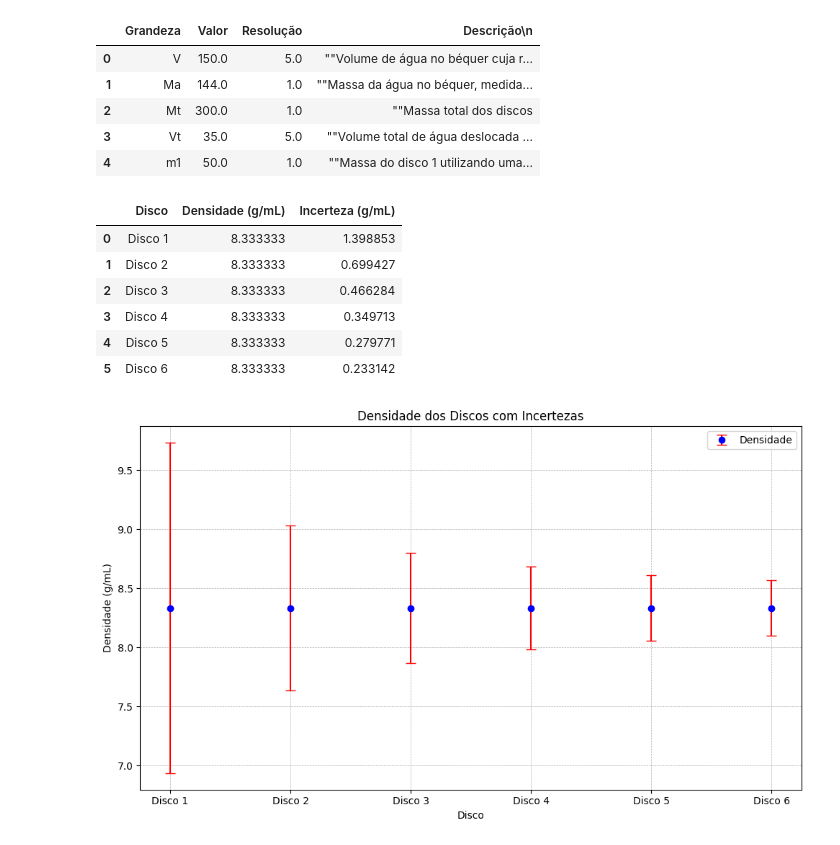
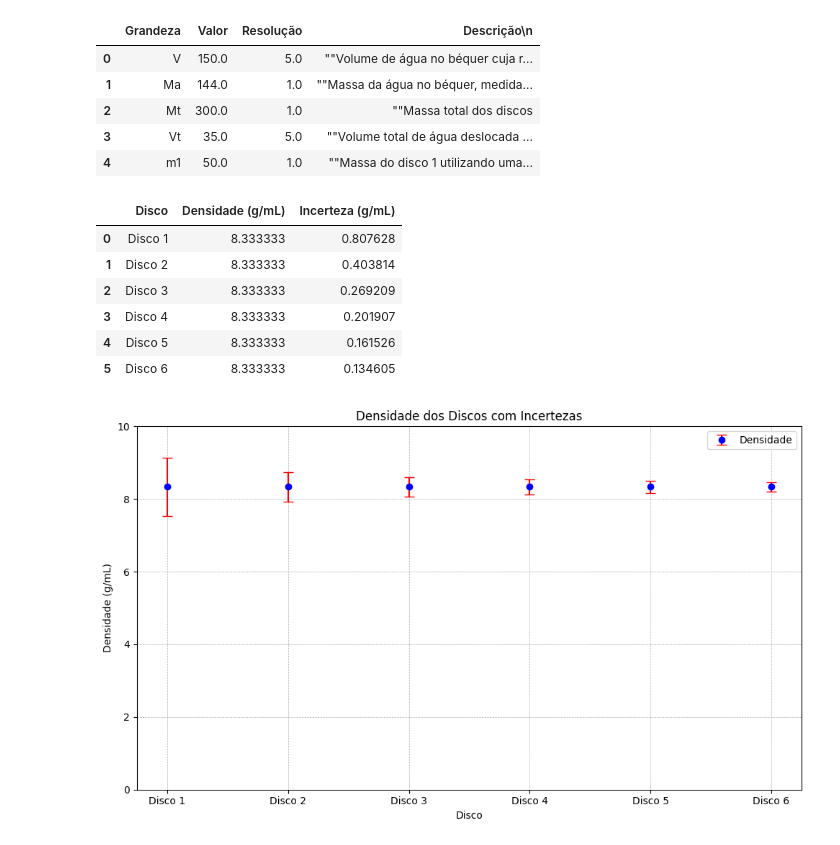
Before and after one commit to macunaimaa/lab_f2, a Jupyter notebook: exp1/exp1.ipynb, the cells around one changed output. Cells and saved outputs as stored; diff of their text form; code cells hidden in the pictures.

Commit message:
corrigido o valor das incertezas

```diff
--- a/exp1/exp1.ipynb
+++ b/exp1/exp1.ipynb
@@ -55,8 +56,11 @@ for i in range(1, num_discos + 1):
 
     m = i*m_unica
 
-    incerteza_m = df[df["Grandeza"] == f"m{i}"][" Resolução"].values[0]
-    incerteza_ma = df[df["Grandeza"] == f"ma{i}"][" Resolução"].values[0]
+    resolucao_m = df[df["Grandeza"] == f"m{i}"][" Resolução"].values[0]
+    resolucao_ma = df[df["Grandeza"] == f"ma{i}"][" Resolução"].values[0]
+
+    incerteza_m = resolucao_m/math.sqrt(3)
+    incerteza_ma = resolucao_ma/math.sqrt(3)
 
     densidade = m / ma
     incerteza = densidade * ((incerteza_m / m)**2 + (incerteza_ma / ma)**2)**0.5
@@ -73,24 +77,25 @@ df_densidades = pd.DataFrame({
 df_densidades
 # %% [output]
 |  | Disco | Densidade (g/mL) | Incerteza (g/mL) |
-| 0 | Disco 1 | 8.333333 | 1.398853 |
-| 1 | Disco 2 | 8.333333 | 0.699427 |
-| 2 | Disco 3 | 8.333333 | 0.466284 |
-| 3 | Disco 4 | 8.333333 | 0.349713 |
-| 4 | Disco 5 | 8.333333 | 0.279771 |
-| 5 | Disco 6 | 8.333333 | 0.233142 |
+| 0 | Disco 1 | 8.333333 | 0.807628 |
+| 1 | Disco 2 | 8.333333 | 0.403814 |
+| 2 | Disco 3 | 8.333333 | 0.269209 |
+| 3 | Disco 4 | 8.333333 | 0.201907 |
+| 4 | Disco 5 | 8.333333 | 0.161526 |
+| 5 | Disco 6 | 8.333333 | 0.134605 |
 # %%
 plt.figure(figsize=(10, 6))
 plt.errorbar(df_densidades["Disco"], df_densidades["Densidade (g/mL)"], yerr=df_densidades["Incerteza (g/mL)"],
              fmt='o', color='blue', ecolor='red', capsize=5, label='Densidade')
 plt.title('Densidade dos Discos com Incertezas')
 plt.xlabel('Disco')
 plt.ylabel('Densidade (g/mL)')
 plt.legend()
+plt.ylim(0.0, 10.0)
 plt.grid(True, which='both', linestyle='--', linewidth=0.5)
 plt.tight_layout()
 
 plt.show()
 #linha pra update de run apenas
 # %% [output]
-[figure, old version]
+[figure, new version]
```
Also changed, not shown: parts of 1 cell of this notebook.
